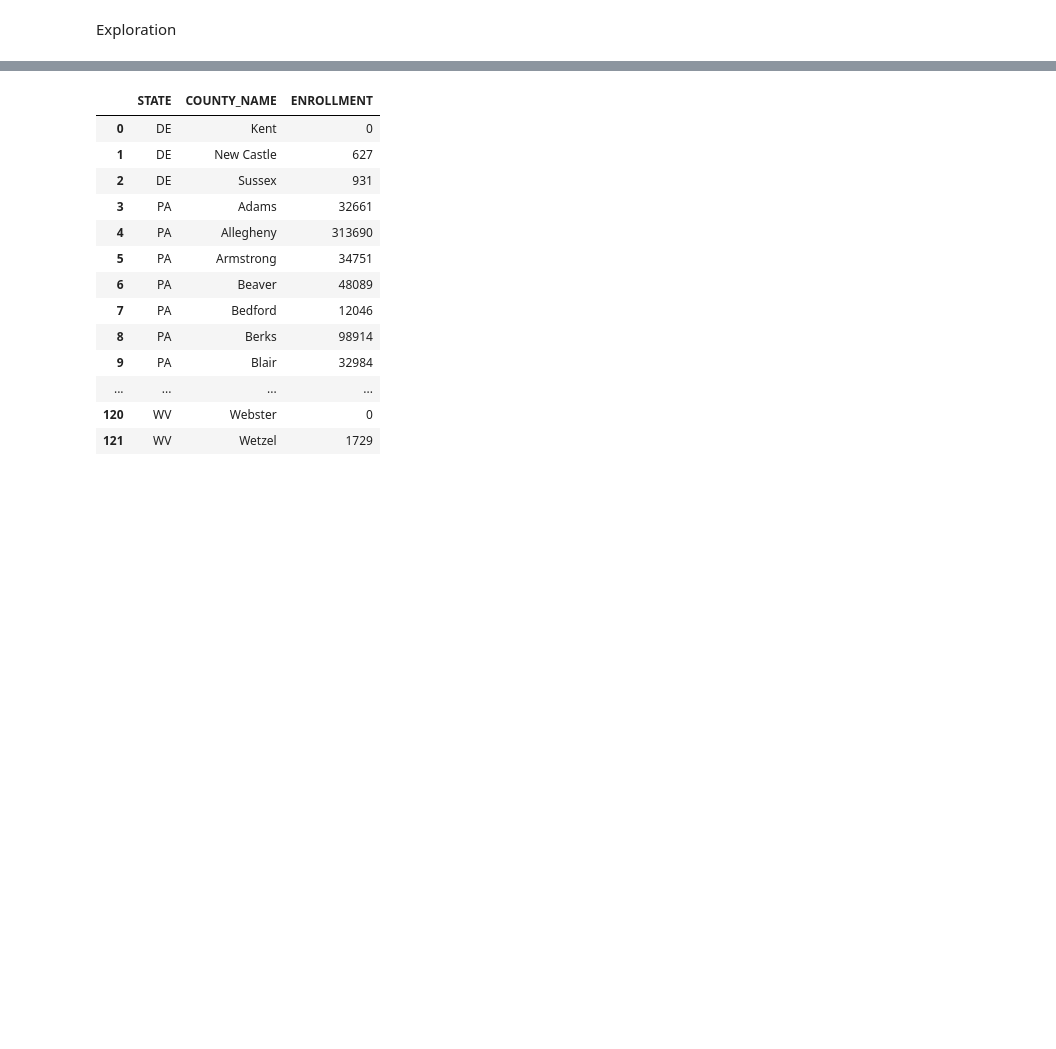
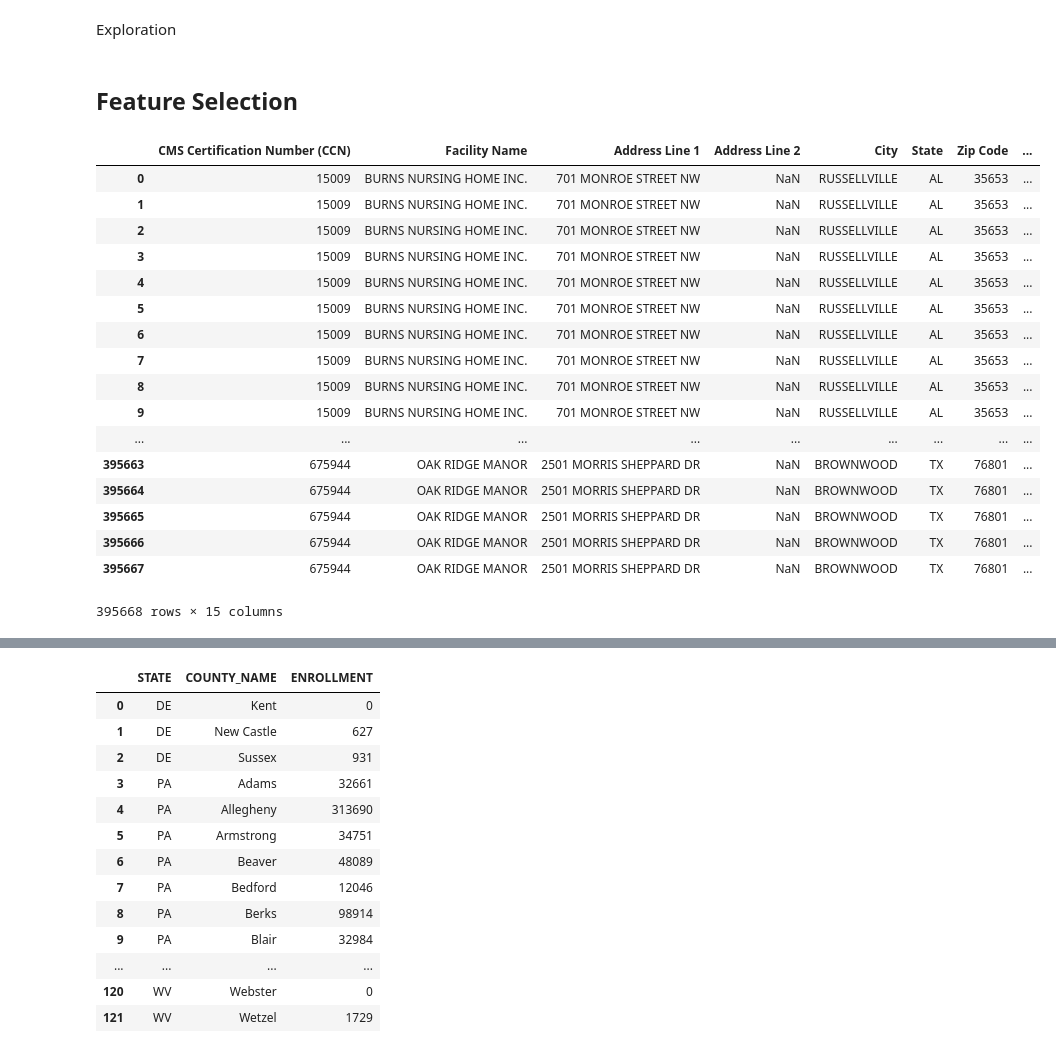
Before and after one commit to SHIERZHA/95-720-Capstone-Project, a Jupyter notebook: Programming Files/Capstone Pre-processing v1-Copy1.ipynb, the cells around one changed output, grey strips where cells are left out. Drawn from its saved outputs; the diff is of its cells as text; code cells hidden in the pictures; blank space fills up the shorter version.

Commit message:
added the skilled nursing facility dataframe

```diff
--- a/Programming Files/Capstone Pre-processing v1-Copy1.ipynb
+++ b/Programming Files/Capstone Pre-processing v1-Copy1.ipynb
@@ -159,3 +159,28 @@ contract_info = pd.read_csv('../Raw Data Sets/Marked_CPSC_Contract_Info_2018_12.
 # %%
 # read file
 enrolment_info = pd.read_csv('../Raw Data Sets/Marked_CPSC_Enrollment_Info_2018_12.csv')
+# %% [markdown]
+## Feature Selection
+# %%
+# read file
+skilled_nursing_facility = pd.read_csv('../Raw Data Sets/Skilled Nursing Facility Quality Reporting Program - Provider data.csv',encoding='ISO-8859-1')
+skilled_nursing_facility
+# %% [output]
+|  | CMS Certification Number (CCN) | Facility Name | Address Line 1 | Address Line 2 | City | State | Zip Code | ... |
+| 0 | 15009 | BURNS NURSING HOME INC. | 701 MONROE STREET NW | NaN | RUSSELLVILLE | AL | 35653 | ... |
+| 1 | 15009 | BURNS NURSING HOME INC. | 701 MONROE STREET NW | NaN | RUSSELLVILLE | AL | 35653 | ... |
+| 2 | 15009 | BURNS NURSING HOME INC. | 701 MONROE STREET NW | NaN | RUSSELLVILLE | AL | 35653 | ... |
+| 3 | 15009 | BURNS NURSING HOME INC. | 701 MONROE STREET NW | NaN | RUSSELLVILLE | AL | 35653 | ... |
+| 4 | 15009 | BURNS NURSING HOME INC. | 701 MONROE STREET NW | NaN | RUSSELLVILLE | AL | 35653 | ... |
+| 5 | 15009 | BURNS NURSING HOME INC. | 701 MONROE STREET NW | NaN | RUSSELLVILLE | AL | 35653 | ... |
+| 6 | 15009 | BURNS NURSING HOME INC. | 701 MONROE STREET NW | NaN | RUSSELLVILLE | AL | 35653 | ... |
+| 7 | 15009 | BURNS NURSING HOME INC. | 701 MONROE STREET NW | NaN | RUSSELLVILLE | AL | 35653 | ... |
+| 8 | 15009 | BURNS NURSING HOME INC. | 701 MONROE STREET NW | NaN | RUSSELLVILLE | AL | 35653 | ... |
+| 9 | 15009 | BURNS NURSING HOME INC. | 701 MONROE STREET NW | NaN | RUSSELLVILLE | AL | 35653 | ... |
+| ... | ... | ... | ... | ... | ... | ... | ... | ... |
+| 395663 | 675944 | OAK RIDGE MANOR | 2501 MORRIS SHEPPARD DR | NaN | BROWNWOOD | TX | 76801 | ... |
+| 395664 | 675944 | OAK RIDGE MANOR | 2501 MORRIS SHEPPARD DR | NaN | BROWNWOOD | TX | 76801 | ... |
+| 395665 | 675944 | OAK RIDGE MANOR | 2501 MORRIS SHEPPARD DR | NaN | BROWNWOOD | TX | 76801 | ... |
+| 395666 | 675944 | OAK RIDGE MANOR | 2501 MORRIS SHEPPARD DR | NaN | BROWNWOOD | TX | 76801 | ... |
+| 395667 | 675944 | OAK RIDGE MANOR | 2501 MORRIS SHEPPARD DR | NaN | BROWNWOOD | TX | 76801 | ... |
+395668 rows × 15 columns
```
Also changed, not shown: parts of 3 cells of this notebook.
